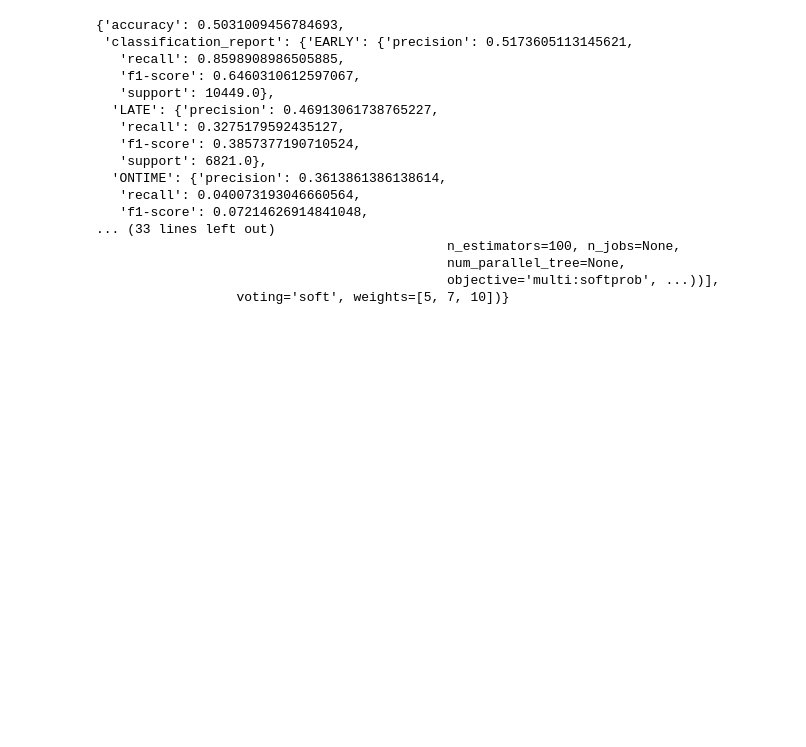
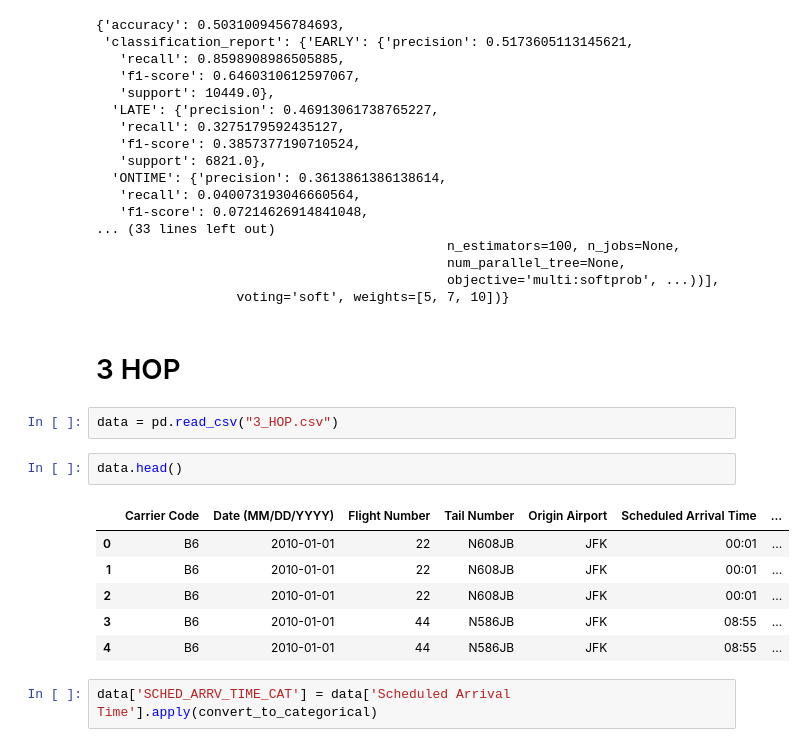
Before and after one commit to Nidhi-1506/Airline_Status_Prediction, a Jupyter notebook: 2nd Model Analysis.ipynb, the cells around one changed output. Cells and saved outputs as stored; diff of their text form; blank space fills up the shorter version.

```diff
--- a/2nd Model Analysis.ipynb
+++ b/2nd Model Analysis.ipynb
@@ -558,3 +558,18 @@ fit_and_evaluate_voting(votingCLF, enc_trainX, trainY, enc_testX, testY)
                                              num_parallel_tree=None,
                                              objective='multi:softprob', ...))],
                   voting='soft', weights=[5, 7, 10])}
+# %% [markdown]
+# 3 HOP
+# %%
+data = pd.read_csv("3_HOP.csv")
+# %%
+data.head()
+# %% [output]
+|  | Carrier Code | Date (MM/DD/YYYY) | Flight Number | Tail Number | Origin Airport | Scheduled Arrival Time | ... |
+| 0 | B6 | 2010-01-01 | 22 | N608JB | JFK | 00:01 | ... |
+| 1 | B6 | 2010-01-01 | 22 | N608JB | JFK | 00:01 | ... |
+| 2 | B6 | 2010-01-01 | 22 | N608JB | JFK | 00:01 | ... |
+| 3 | B6 | 2010-01-01 | 44 | N586JB | JFK | 08:55 | ... |
+| 4 | B6 | 2010-01-01 | 44 | N586JB | JFK | 08:55 | ... |
+# %%
+data['SCHED_ARRV_TIME_CAT'] = data['Scheduled Arrival Time'].apply(convert_to_categorical)
```
Also changed, not shown: parts of 33 cells of this notebook.
